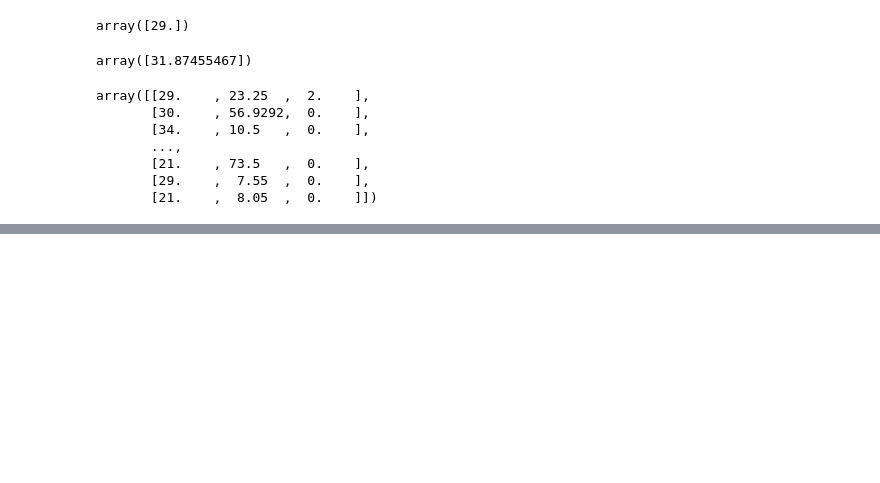
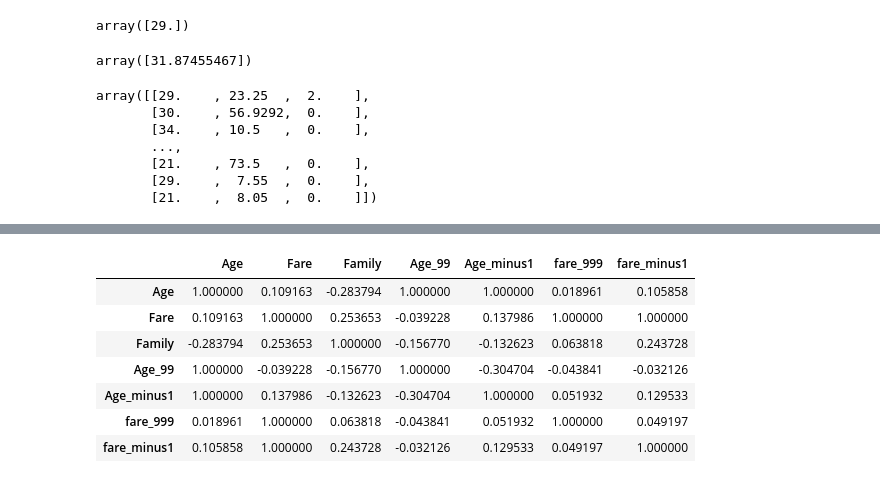
Before and after one commit to MitVinay/Machine-Learning, a Jupyter notebook: Feature-Engineering/Feature-transformation/handling_missing_data/handling_missing_data_numerical.ipynb, the cells around one changed output, grey strips where cells are left out. Saved outputs shown, nothing was run; the diff lists cells and outputs as text; code cells hidden in the pictures; blank space fills up the shorter version.

```diff
--- a/Feature-Engineering/Feature-transformation/handling_missing_data/handling_missing_data_numerical.ipynb
+++ b/Feature-Engineering/Feature-transformation/handling_missing_data/handling_missing_data_numerical.ipynb
@@ -231,0 +297,11 @@ array([[29.    , 23.25  ,  2.    ],
+# %%
+X_traina.corr()
+# %% [output]
+|  | Age | Fare | Family | Age_99 | Age_minus1 | fare_999 | fare_minus1 |
+| Age | 1.000000 | 0.109163 | -0.283794 | 1.000000 | 1.000000 | 0.018961 | 0.105858 |
+| Fare | 0.109163 | 1.000000 | 0.253653 | -0.039228 | 0.137986 | 1.000000 | 1.000000 |
+| Family | -0.283794 | 0.253653 | 1.000000 | -0.156770 | -0.132623 | 0.063818 | 0.243728 |
+| Age_99 | 1.000000 | -0.039228 | -0.156770 | 1.000000 | -0.304704 | -0.043841 | -0.032126 |
+| Age_minus1 | 1.000000 | 0.137986 | -0.132623 | -0.304704 | 1.000000 | 0.051932 | 0.129533 |
+| fare_999 | 0.018961 | 1.000000 | 0.063818 | -0.043841 | 0.051932 | 1.000000 | 0.049197 |
+| fare_minus1 | 0.105858 | 1.000000 | 0.243728 | -0.032126 | 0.129533 | 0.049197 | 1.000000 |
```
Also changed, not shown: parts of 19 cells of this notebook.
